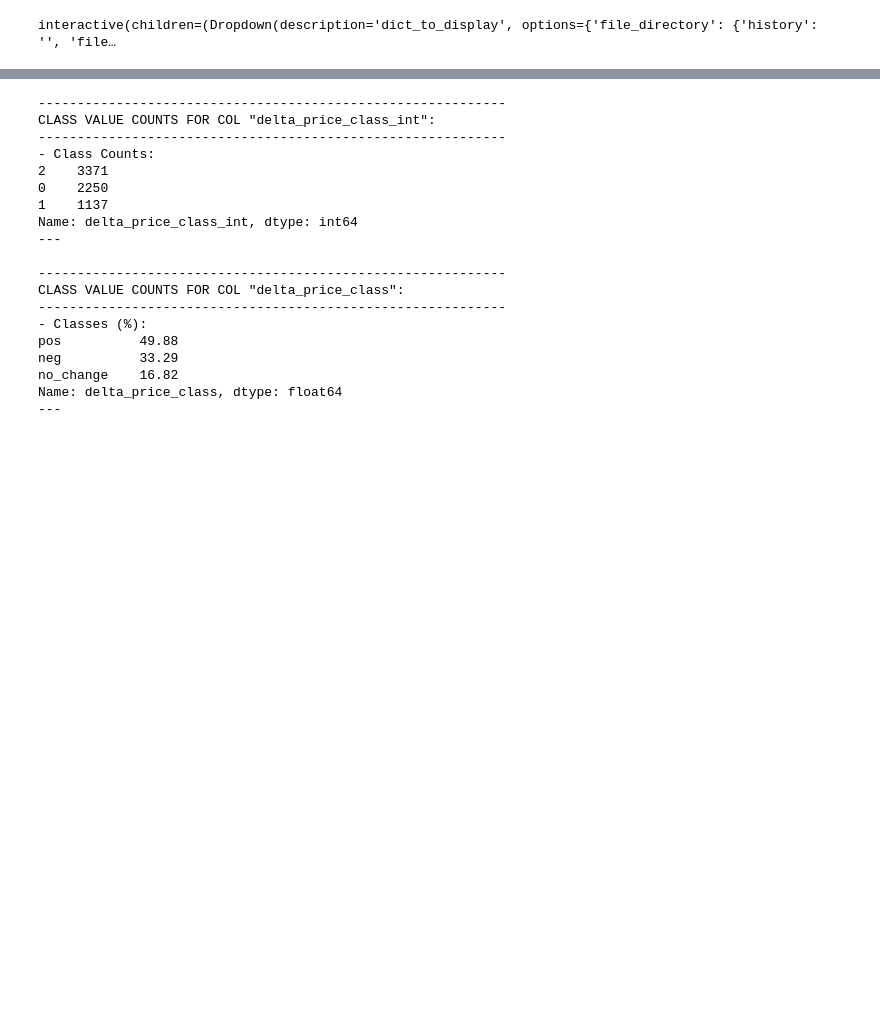
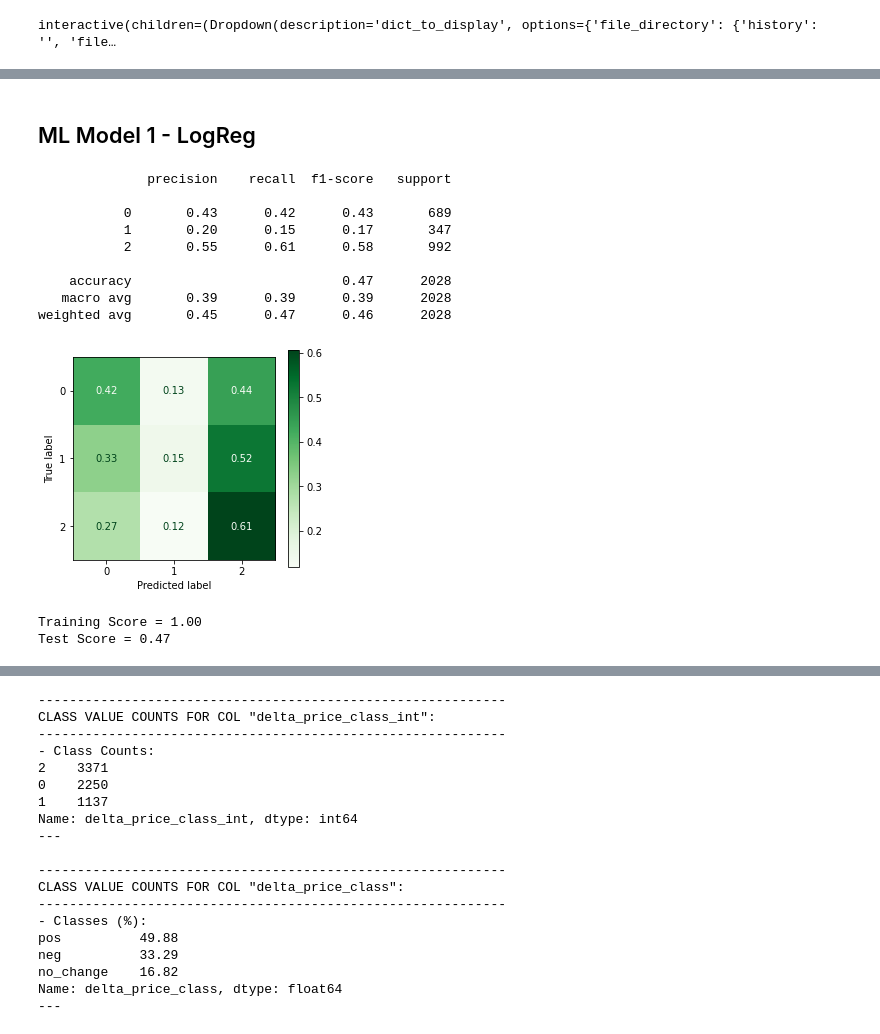
Before and after one commit to jirvingphd/dsc-5-capstone-project-online-ds-ft-021119, a Jupyter notebook: Capstone_Project_part1_NLP.ipynb, the cells around one changed output, grey strips where cells are left out. Cells and saved outputs as stored; diff of their text form; code cells hidden in the pictures; blank space fills up the shorter version.

```diff
--- a/Capstone_Project_part1_NLP.ipynb
+++ b/Capstone_Project_part1_NLP.ipynb
@@ -1041,0 +1086,21 @@ interactive(children=(Dropdown(description='dict_to_display', options={'file_dir
+# %% [markdown]
+## ML Model 1 - LogReg
+# %%
+## Log reg- not using classweight
+clf = LogisticRegression(C=1e12, class_weight='balanced',max_iter=300)
+clf.fit(X_train_vec,y_train)
+bs.sk.evaluate_classification(clf,X_test_vec, y_test,
+                        X_train = X_train_vec,y_train=y_train)
+# %% [output]
+              precision    recall  f1-score   support
+
+           0       0.43      0.42      0.43       689
+           1       0.20      0.15      0.17       347
+           2       0.55      0.61      0.58       992
+
+    accuracy                           0.47      2028
+   macro avg       0.39      0.39      0.39      2028
+weighted avg       0.45      0.47      0.46      2028
+[figure, added]
+Training Score = 1.00
+Test Score = 0.47
```
Also changed, not shown: parts of 42 cells of this notebook, 25 other files.
